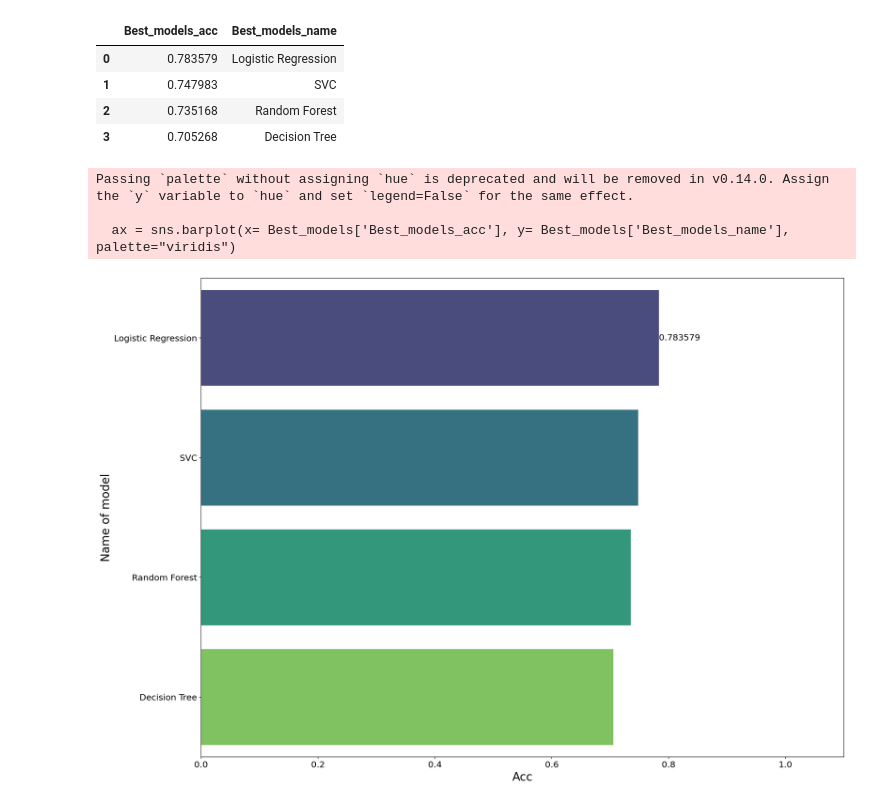
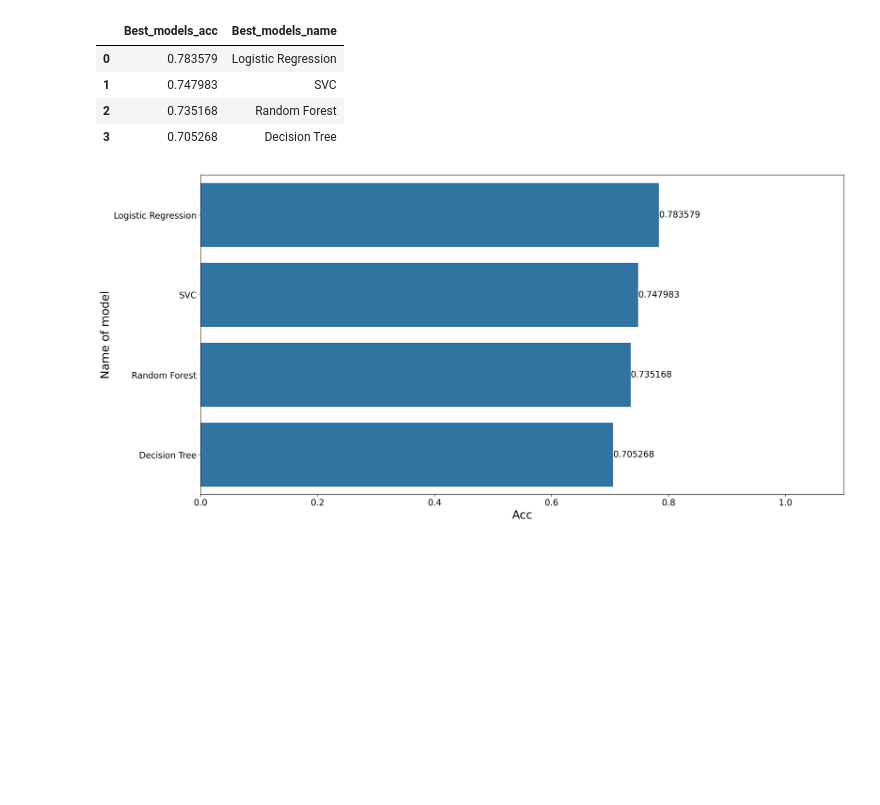
Before and after one commit to BensalemHafsa/Bankloan-ML-Project, a Jupyter notebook: Untitled7.ipynb, the cells around one changed output. Cells and saved outputs as stored; diff of their text form; code cells hidden in the pictures; blank space fills up the shorter version.

```diff
--- a/Untitled7.ipynb
+++ b/Untitled7.ipynb
@@ -627,17 +627,14 @@ Best_models
 | 2 | 0.735168 | Random Forest |
 | 3 | 0.705268 | Decision Tree |
 # %%
-plt.figure(figsize=(20,15),dpi=150)
-ax = sns.barplot(x= Best_models['Best_models_acc'], y= Best_models['Best_models_name'], palette="viridis")
-ax.bar_label(ax.containers[0],fontsize=15)
-plt.xlabel("Acc",fontsize=20)
+plt.figure(figsize=(20, 10), dpi=200)
+ax = sns.barplot(x="Best_models_acc", y="Best_models_name", data=Best_models, legend=False)
+ax.bar_label(ax.containers[0], fontsize=15)
+plt.xlabel("Acc", fontsize=20)
 plt.ylabel("Name of model", fontsize=20)
 plt.xticks(fontsize=15)
 plt.yticks(fontsize=15)
 ax.set_xlim([0, 1.1])
 plt.show()
 # %% [output]
-Passing `palette` without assigning `hue` is deprecated and will be removed in v0.14.0. Assign the `y` variable to `hue` and set `legend=False` for the same effect.
-
-  ax = sns.barplot(x= Best_models['Best_models_acc'], y= Best_models['Best_models_name'], palette="viridis")
-[figure, old version]
+[figure, new version]
```
